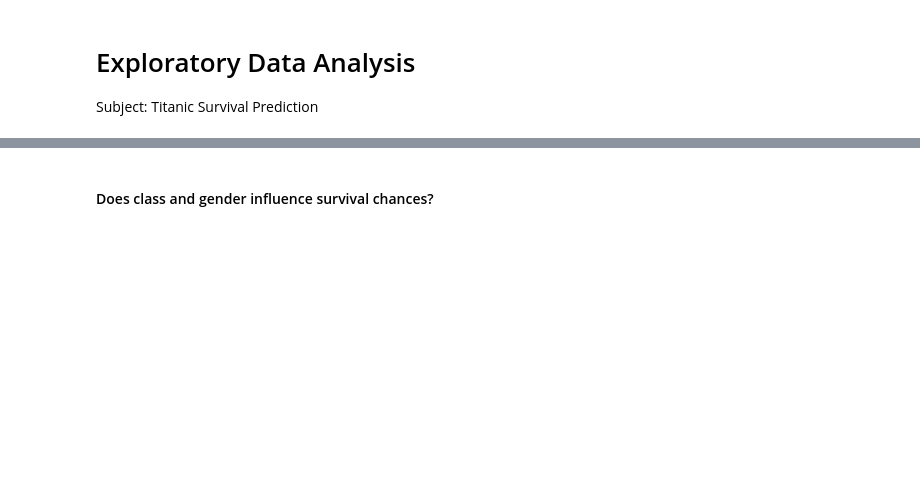
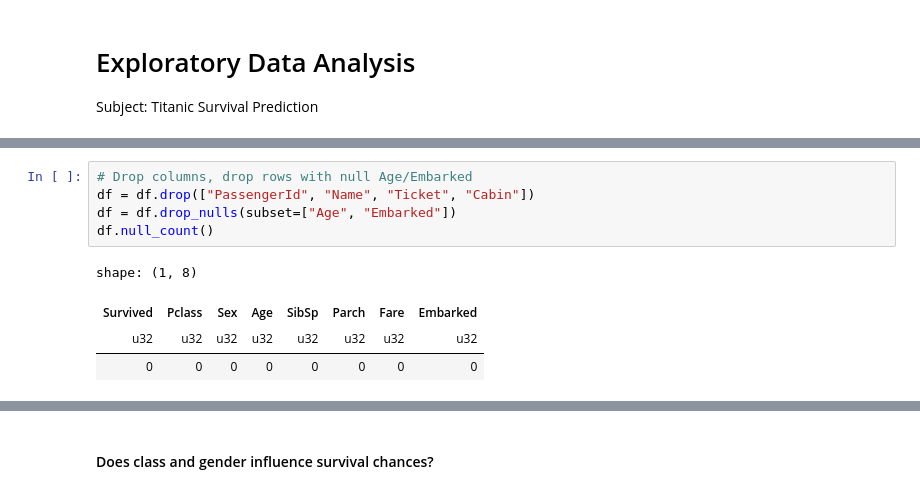
Before and after one commit to vin-br/labs, a Jupyter notebook: survival-prediction/eda.ipynb, the cells around one changed output, grey strips where cells are left out. Drawn from its saved outputs; the diff is of its cells as text; blank space fills up the shorter version.

```diff
--- a/survival-prediction/eda.ipynb
+++ b/survival-prediction/eda.ipynb
@@ -68,0 +67,10 @@ datanic_medium
+# %%
+# Drop columns, drop rows with null Age/Embarked
+df = df.drop(["PassengerId", "Name", "Ticket", "Cabin"])
+df = df.drop_nulls(subset=["Age", "Embarked"])
+df.null_count()
+# %% [output]
+shape: (1, 8)
+| Survived | Pclass | Sex | Age | SibSp | Parch | Fare | Embarked |
+| u32 | u32 | u32 | u32 | u32 | u32 | u32 | u32 |
+| 0 | 0 | 0 | 0 | 0 | 0 | 0 | 0 |
```
Also changed, not shown: parts of 82 cells of this notebook.
